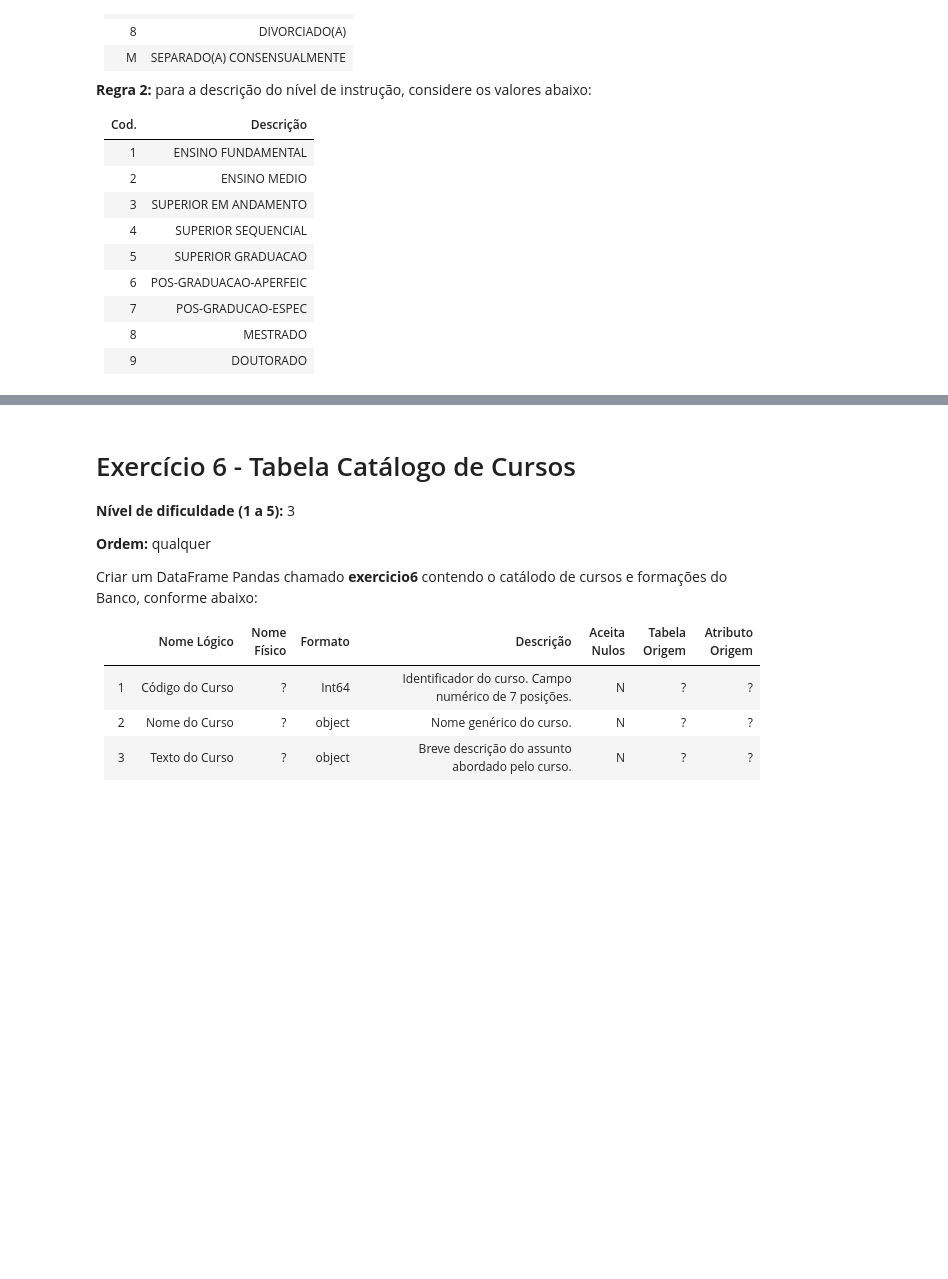
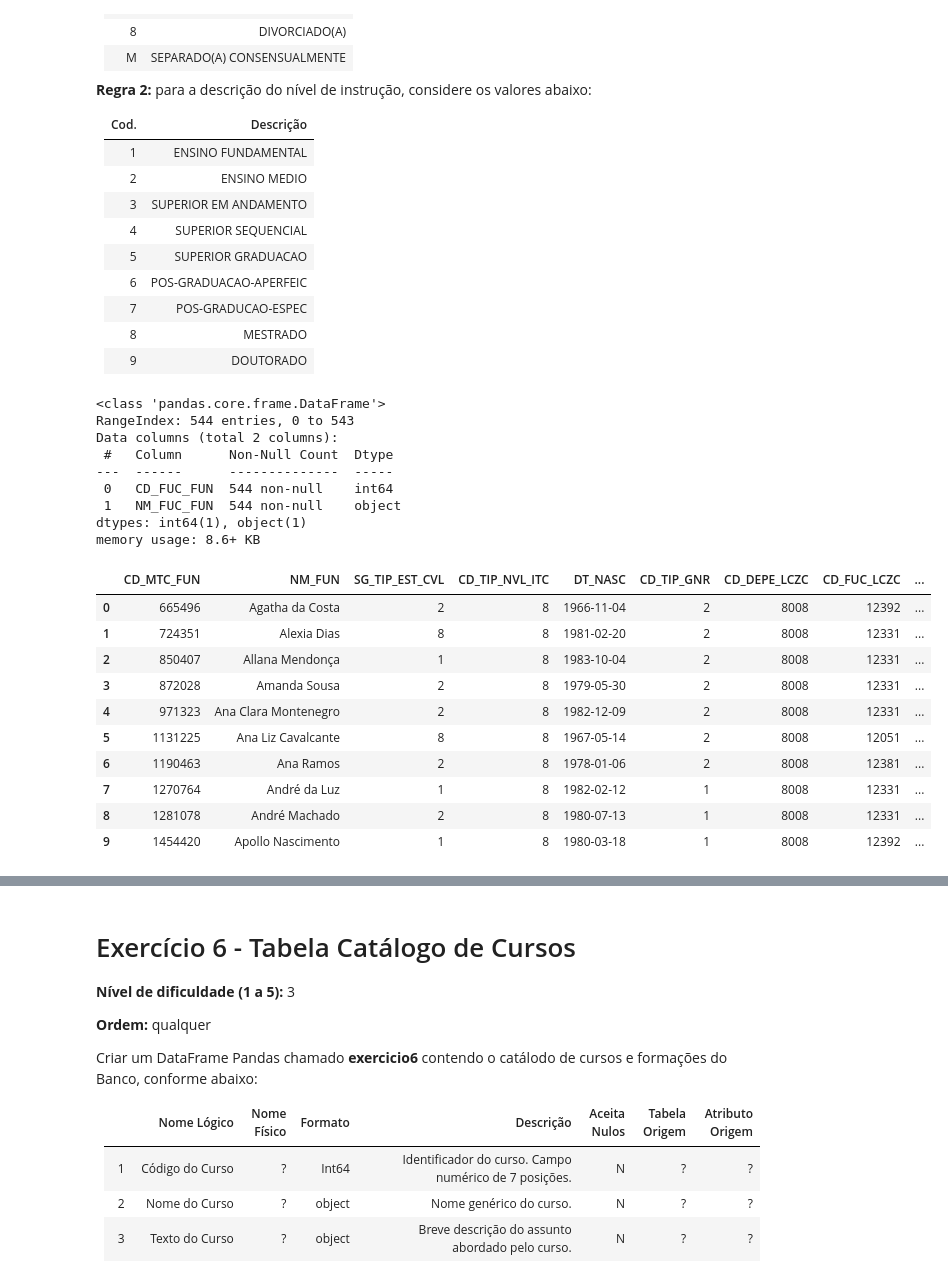
Before and after one commit to vladprado/AcademIA, a Jupyter notebook: desafio_engenharia/F9563426_engenharia.ipynb, the cells around one changed output, grey strips where cells are left out. Drawn from its saved outputs; the diff is of its cells as text; code cells hidden in the pictures; blank space fills up the shorter version.

```diff
--- a/desafio_engenharia/F9563426_engenharia.ipynb
+++ b/desafio_engenharia/F9563426_engenharia.ipynb
@@ -596,0 +658,31 @@ Criar um DataFrame Pandas chamado <b>exercicio5</b> contendo os campos adicionai
+# %%
+df_funcao_funci = pd.read_csv("bases/FUC_FUN.csv")
+df_funcao_funci.info()
+
+df_fun_est_cvl_itc_fuc = df_fun_est_cvl_itc.merge(df_funcao_funci,
+                                                  how="left",
+                                                  left_on="CD_FUC_LCZC",
+                                                  right_on="CD_FUC_FUN")
+
+df_fun_est_cvl_itc_fuc.head(10)
+# %% [output]
+<class 'pandas.core.frame.DataFrame'>
+RangeIndex: 544 entries, 0 to 543
+Data columns (total 2 columns):
+ #   Column      Non-Null Count  Dtype
+---  ------      --------------  -----
+ 0   CD_FUC_FUN  544 non-null    int64
+ 1   NM_FUC_FUN  544 non-null    object
+dtypes: int64(1), object(1)
+memory usage: 8.6+ KB
+|  | CD_MTC_FUN | NM_FUN | SG_TIP_EST_CVL | CD_TIP_NVL_ITC | DT_NASC | CD_TIP_GNR | CD_DEPE_LCZC | CD_FUC_LCZC | ... |
+| 0 | 665496 | Agatha da Costa | 2 | 8 | 1966-11-04 | 2 | 8008 | 12392 | ... |
+| 1 | 724351 | Alexia Dias | 8 | 8 | 1981-02-20 | 2 | 8008 | 12331 | ... |
+| 2 | 850407 | Allana Mendonça | 1 | 8 | 1983-10-04 | 2 | 8008 | 12331 | ... |
+| 3 | 872028 | Amanda Sousa | 2 | 8 | 1979-05-30 | 2 | 8008 | 12331 | ... |
+| 4 | 971323 | Ana Clara Montenegro | 2 | 8 | 1982-12-09 | 2 | 8008 | 12331 | ... |
+| 5 | 1131225 | Ana Liz Cavalcante | 8 | 8 | 1967-05-14 | 2 | 8008 | 12051 | ... |
+| 6 | 1190463 | Ana Ramos | 2 | 8 | 1978-01-06 | 2 | 8008 | 12381 | ... |
+| 7 | 1270764 | André da Luz | 1 | 8 | 1982-02-12 | 1 | 8008 | 12331 | ... |
+| 8 | 1281078 | André Machado | 2 | 8 | 1980-07-13 | 1 | 8008 | 12331 | ... |
+| 9 | 1454420 | Apollo Nascimento | 1 | 8 | 1980-03-18 | 1 | 8008 | 12392 | ... |
```
Also changed, not shown: parts of 7 cells of this notebook.
